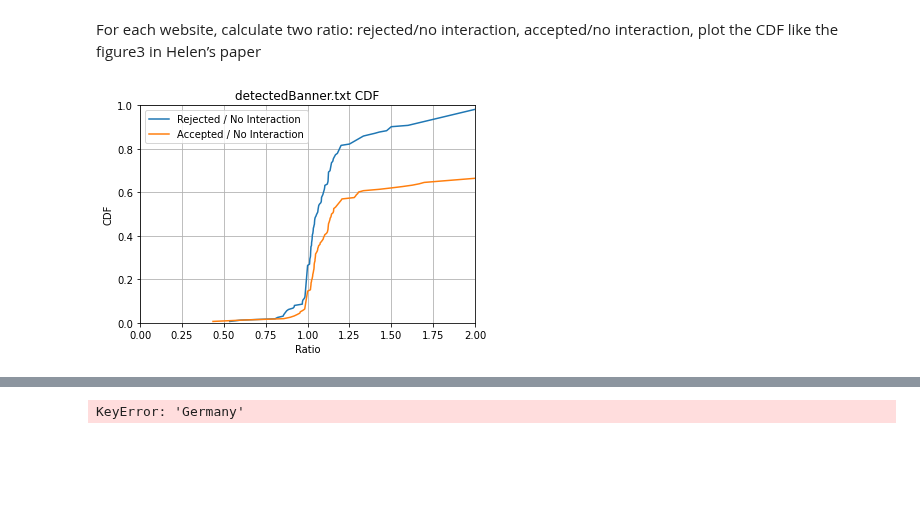
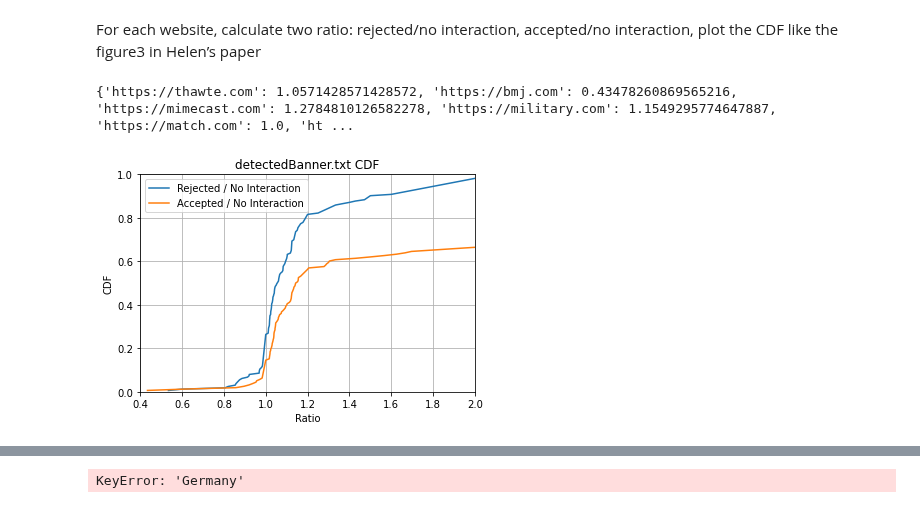
Before and after one commit to maxwellmlin/dataverse-files, a Jupyter notebook: reproducibility/analysis.ipynb, the cells around one changed output, grey strips where cells are left out. Drawn from its saved outputs; the diff is of its cells as text; code cells hidden in the pictures; blank space fills up the shorter version.

Commit message:
Add reject / accept CDF

```diff
--- a/reproducibility/analysis.ipynb
+++ b/reproducibility/analysis.ipynb
@@ -704,27 +704,21 @@ mpl.rcParams.update(mpl.rcParamsDefault)
 
 df = map_des_intersection['US East']
 
-# Rate of sites that did not have 3 complete runs
-"""
-count = 0
-for site_url in positive_sites:
-    if len(df.loc[df['site_url'] == site_url]) != 3:
-        count += 1
-print('Incomplete crawl rate', count / len(positive_sites))
-"""
-
+# TODO: Abstract these repeated procedures as a function
 rejected_over_no_interaction = {}
 for site_url in positive_sites:
     site_df = df.loc[df['site_url'] == site_url]
 
     if 'Reject' in site_df.interaction.values and 'No interaction' in site_df.interaction.values:
-        accept_row = site_df.loc[site_df['interaction'] == 'Reject']
-        accept_cookie_count = accept_row.count_fp.values[0] + accept_row.count_tp.values[0] + accept_row.count_tr.values[0]
+        reject_row = site_df.loc[site_df['interaction'] == 'Reject']
+        reject_cookie_count = reject_row.count_fp.values[0] + reject_row.count_tp.values[0] + reject_row.count_tr.values[0]
 
         no_interaction_row = site_df.loc[site_df['interaction'] == 'No interaction']
         no_interaction_cookie_count = no_interaction_row.count_fp.values[0] + no_interaction_row.count_tp.values[0] + no_interaction_row.count_tr.values[0]
 
-        rejected_over_no_interaction[site_url] = accept_cookie_count / no_interaction_cookie_count
+        rejected_over_no_interaction[site_url] = reject_cookie_count / no_interaction_cookie_count
+
+# print(rejected_over_no_interaction)
 
 accepted_over_no_interaction = {}
 for site_url in positive_sites:
@@ -738,6 +732,8 @@ for site_url in positive_sites:
         no_interaction_cookie_count = no_interaction_row.count_fp.values[0] + no_interaction_row.count_tp.values[0] + no_interaction_row.count_tr.values[0]
 
         accepted_over_no_interaction[site_url] = accept_cookie_count / no_interaction_cookie_count
+
+# print(accepted_over_no_interaction)
 
 """
 Plotting rejected_over_no_interaction
@@ -774,33 +770,34 @@ accepted_over_no_interaction_stats_df = df \
 .agg('count') \
 .pipe(pd.DataFrame) \
 .rename(columns = {'value': 'frequency'})
 
 # PDF
 accepted_over_no_interaction_stats_df['pdf'] = accepted_over_no_interaction_stats_df['frequency'] / sum(accepted_over_no_interaction_stats_df['frequency'])
 
 # CDF
 accepted_over_no_interaction_stats_df['cdf'] = accepted_over_no_interaction_stats_df['pdf'].cumsum()
 accepted_over_no_interaction_stats_df = accepted_over_no_interaction_stats_df.reset_index()
 accepted_over_no_interaction_stats_df
 
 """
 Plot
 """
 plt.plot(rejected_over_no_interaction_stats_df['value'], rejected_over_no_interaction_stats_df['cdf'], label='Rejected / No Interaction')
 plt.plot(accepted_over_no_interaction_stats_df['value'], accepted_over_no_interaction_stats_df['cdf'], label='Accepted / No Interaction')
 
-plt.axis([0, 2, 0, 1])
+plt.axis([0.4, 2, 0, 1])
 
 plt.title('detectedBanner.txt CDF')
 plt.xlabel('Ratio')
 plt.ylabel('CDF')
 
 plt.legend(loc='upper left')
 
 plt.grid(visible = True)
 
 plt.savefig('out.png', dpi=1200, facecolor='white')
 plt.show()
 # %% [output]
+{'https://thawte.com': 1.0571428571428572, 'https://bmj.com': 0.43478260869565216, 'https://mimecast.com': 1.2784810126582278, 'https://military.com': 1.1549295774647887, 'https://match.com': 1.0, 'ht ...
-[figure, old version]
+[figure, new version]
 # %%
```
Also changed, not shown: parts of 2 cells of this notebook.
